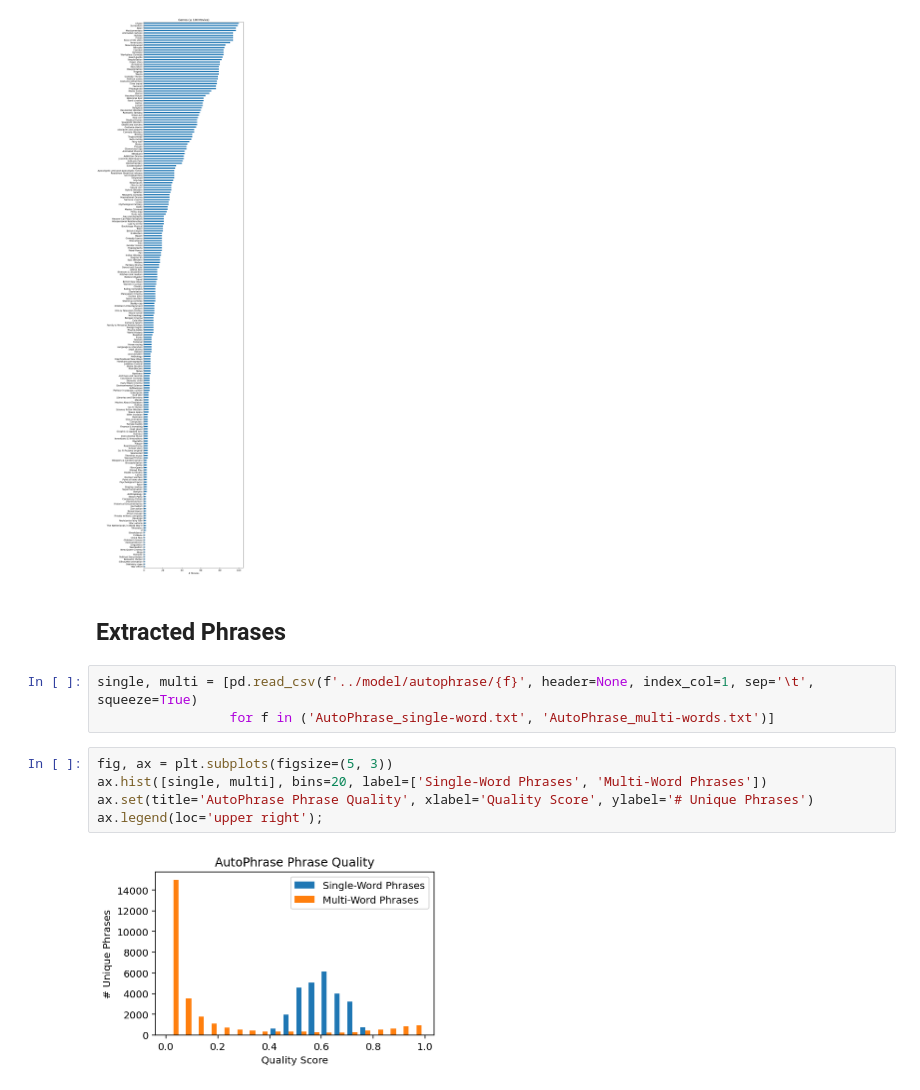
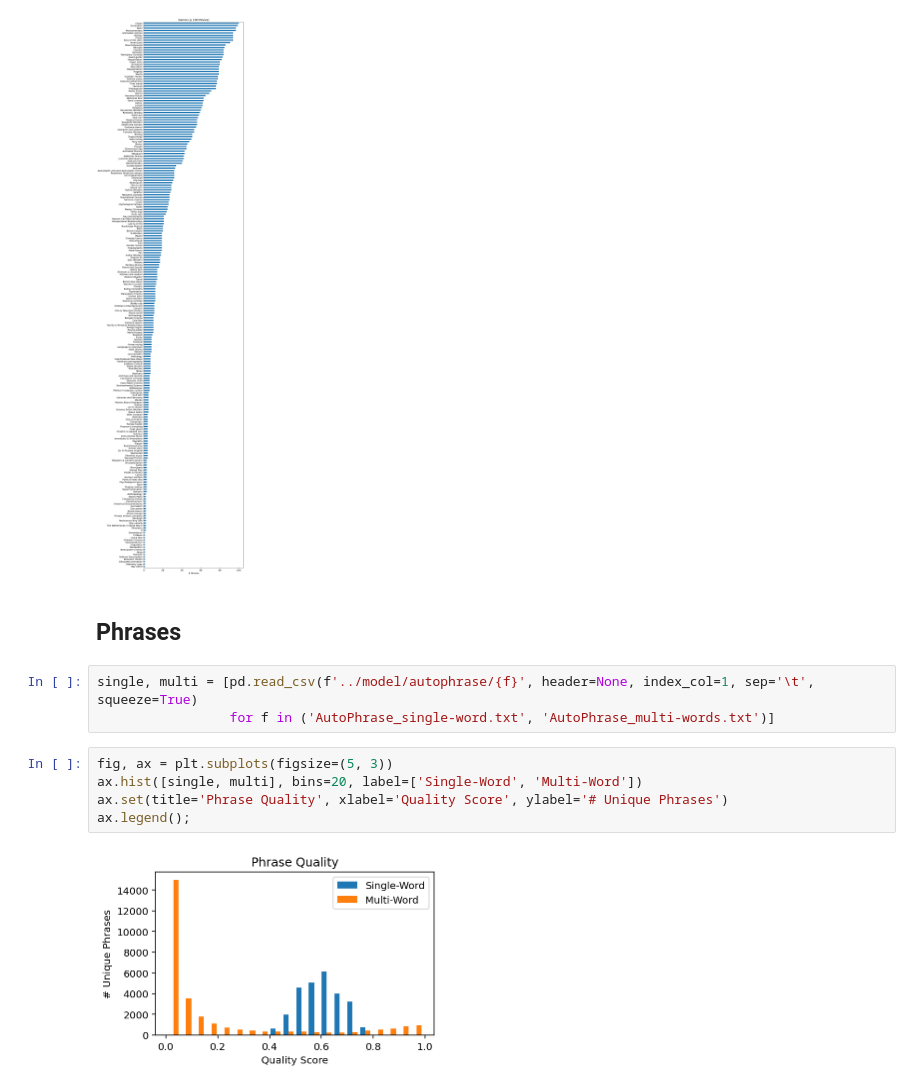
Before and after one commit to A04-Capstone-Group-02/movie-analysis, a Jupyter notebook: notebooks/eda.ipynb, the cells around one changed output. Cells and saved outputs as stored; diff of their text form.

```diff
--- a/notebooks/eda.ipynb
+++ b/notebooks/eda.ipynb
@@ -65,17 +66,17 @@ ax.set(title='Genres (≤ 100 Movies)', xlabel='# Movies');
 # %% [output]
 [figure]
 # %% [markdown]
-## Extracted Phrases
+## Phrases
 # %%
 single, multi = [pd.read_csv(f'../model/autophrase/{f}', header=None, index_col=1, sep='\t', squeeze=True)
                  for f in ('AutoPhrase_single-word.txt', 'AutoPhrase_multi-words.txt')]
 # %%
 fig, ax = plt.subplots(figsize=(5, 3))
-ax.hist([single, multi], bins=20, label=['Single-Word Phrases', 'Multi-Word Phrases'])
-ax.set(title='AutoPhrase Phrase Quality', xlabel='Quality Score', ylabel='# Unique Phrases')
-ax.legend(loc='upper right');
+ax.hist([single, multi], bins=20, label=['Single-Word', 'Multi-Word'])
+ax.set(title='Phrase Quality', xlabel='Quality Score', ylabel='# Unique Phrases')
+ax.legend();
 # %% [output]
-[figure, old version]
+[figure, new version]
 # %%
 single_examples, multi_examples, scores = [], [], []
 for score in np.linspace(1, 0, 101):
```
Also changed, not shown: parts of 6 cells of this notebook.
